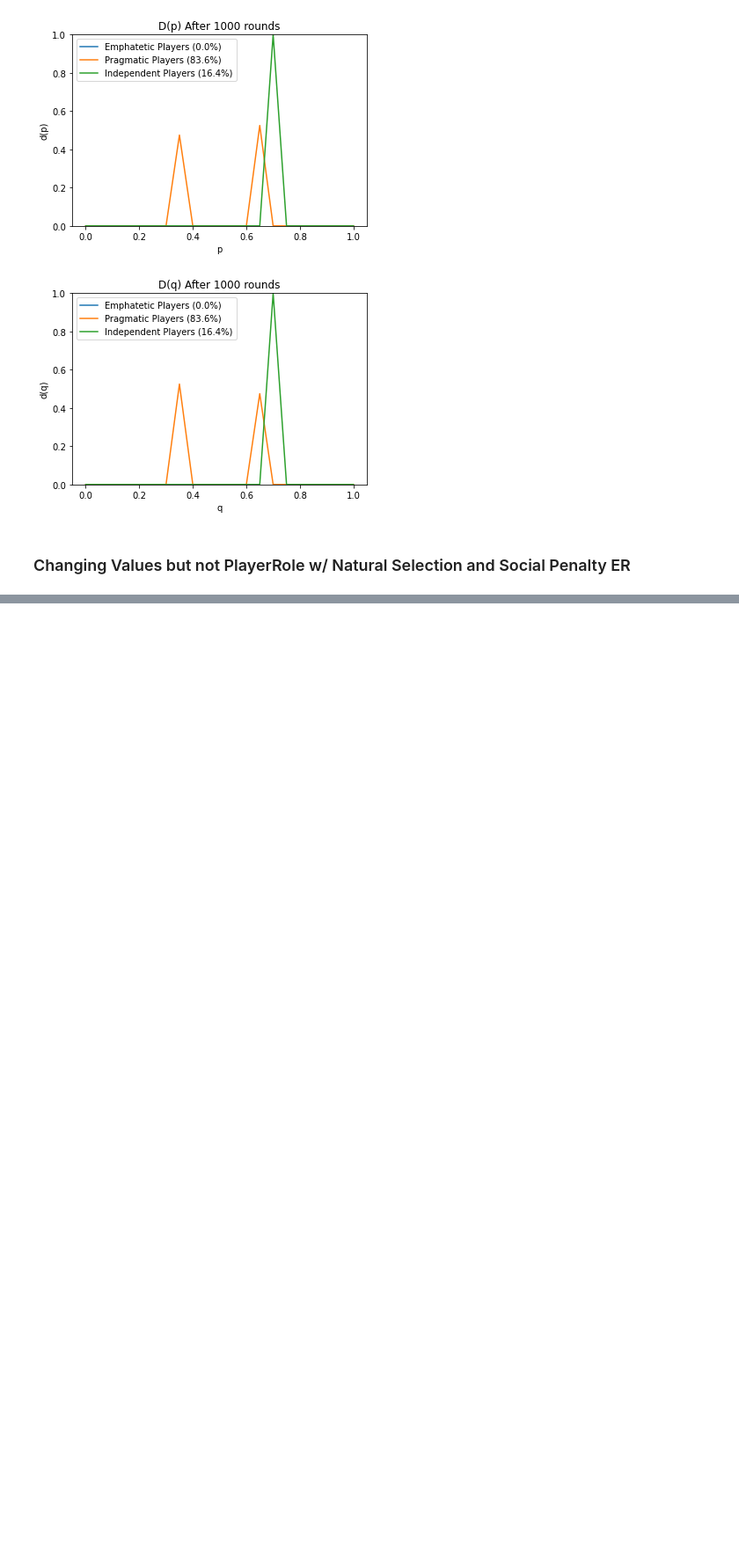
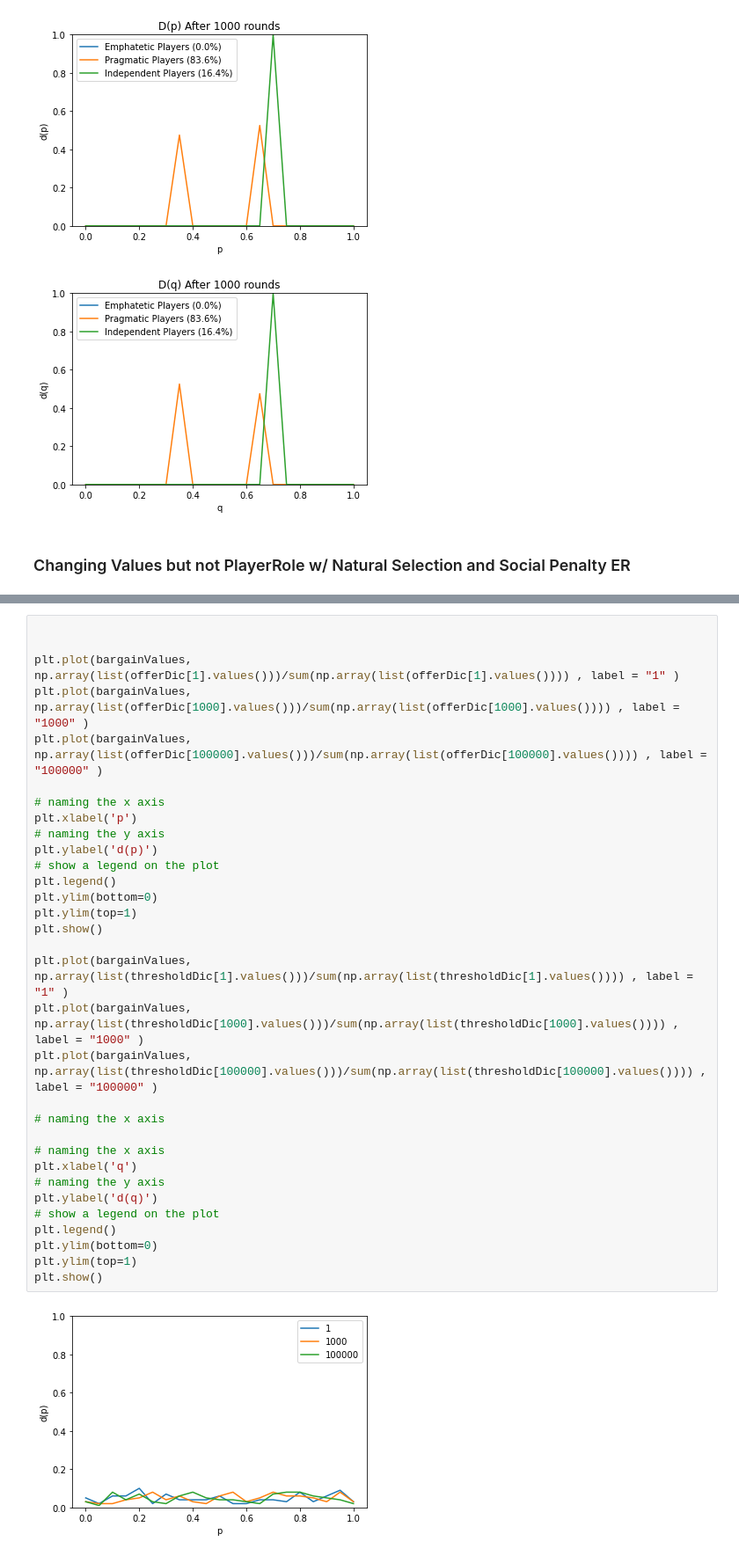
Before and after one commit to rufimelo99/UltimatumGame, a Jupyter notebook: UltimatumGame.ipynb, the cells around one changed output, grey strips where cells are left out. Shown at 88% size. Cells and saved outputs as stored; diff of their text form; blank space fills up the shorter version.

```diff
--- a/UltimatumGame.ipynb
+++ b/UltimatumGame.ipynb
@@ -2203,0 +2215,34 @@ iteration: 10000
+# %%
+
+
+plt.plot(bargainValues, np.array(list(offerDic[1].values()))/sum(np.array(list(offerDic[1].values()))) , label = "1" )
+plt.plot(bargainValues, np.array(list(offerDic[1000].values()))/sum(np.array(list(offerDic[1000].values()))) , label = "1000" )
+plt.plot(bargainValues, np.array(list(offerDic[100000].values()))/sum(np.array(list(offerDic[100000].values()))) , label = "100000" )
+
+# naming the x axis
+plt.xlabel('p')
+# naming the y axis
+plt.ylabel('d(p)')
+# show a legend on the plot
+plt.legend()
+plt.ylim(bottom=0)
+plt.ylim(top=1)
+plt.show()
+
+plt.plot(bargainValues, np.array(list(thresholdDic[1].values()))/sum(np.array(list(thresholdDic[1].values()))) , label = "1" )
+plt.plot(bargainValues, np.array(list(thresholdDic[1000].values()))/sum(np.array(list(thresholdDic[1000].values()))) , label = "1000" )
+plt.plot(bargainValues, np.array(list(thresholdDic[100000].values()))/sum(np.array(list(thresholdDic[100000].values()))) , label = "100000" )
+
+# naming the x axis
+
+# naming the x axis
+plt.xlabel('q')
+# naming the y axis
+plt.ylabel('d(q)')
+# show a legend on the plot
+plt.legend()
+plt.ylim(bottom=0)
+plt.ylim(top=1)
+plt.show()
+# %% [output]
+[figure, added]
```
Also changed, not shown: parts of 2 cells of this notebook.
